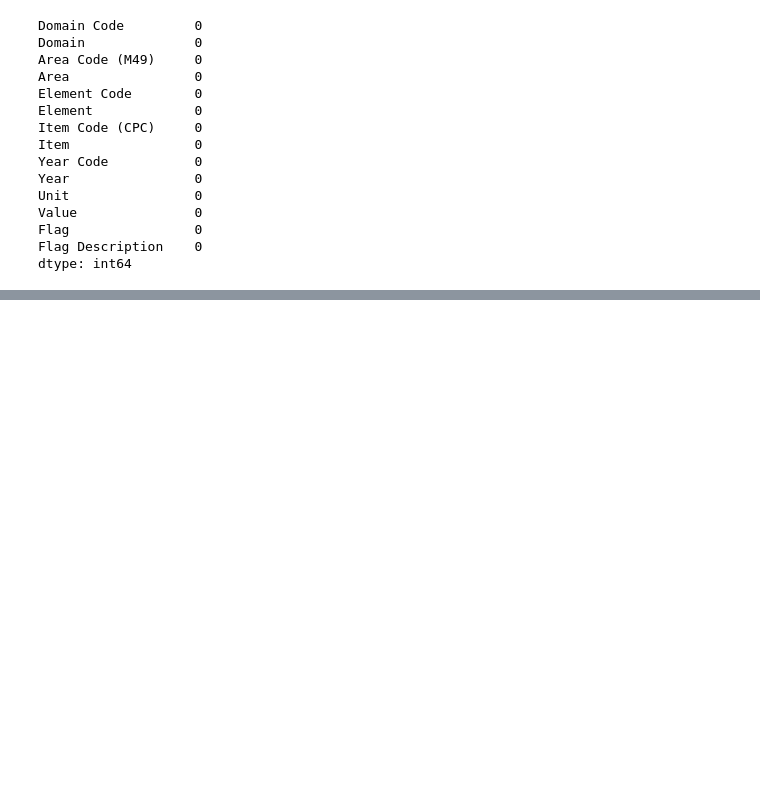
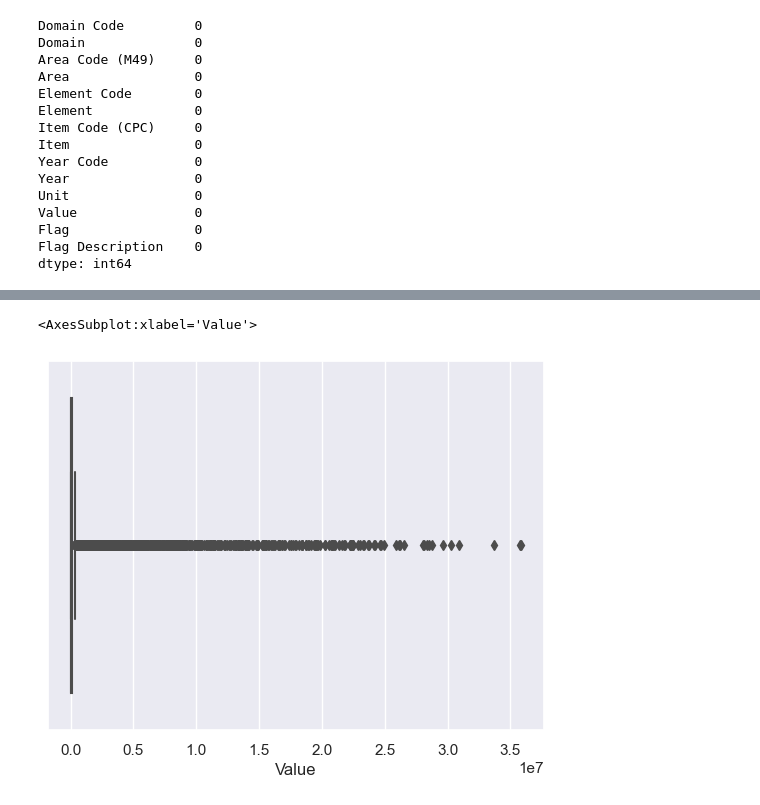
Before and after one commit to Alona-Aldushyna/CA_2, a Jupyter notebook: CA_2.ipynb, the cells around one changed output, grey strips where cells are left out. Drawn from its saved outputs; the diff is of its cells as text; code cells hidden in the pictures; blank space fills up the shorter version.

```diff
--- a/CA_2.ipynb
+++ b/CA_2.ipynb
@@ -166,0 +228,5 @@ dtype: int64
+# %%
+sns.boxplot(x=df_ukraine["Value"], whis=1.5)
+# %% [output]
+<AxesSubplot:xlabel='Value'>
+[figure, added]
```
Also changed, not shown: parts of 44 cells of this notebook, 2 other files.
